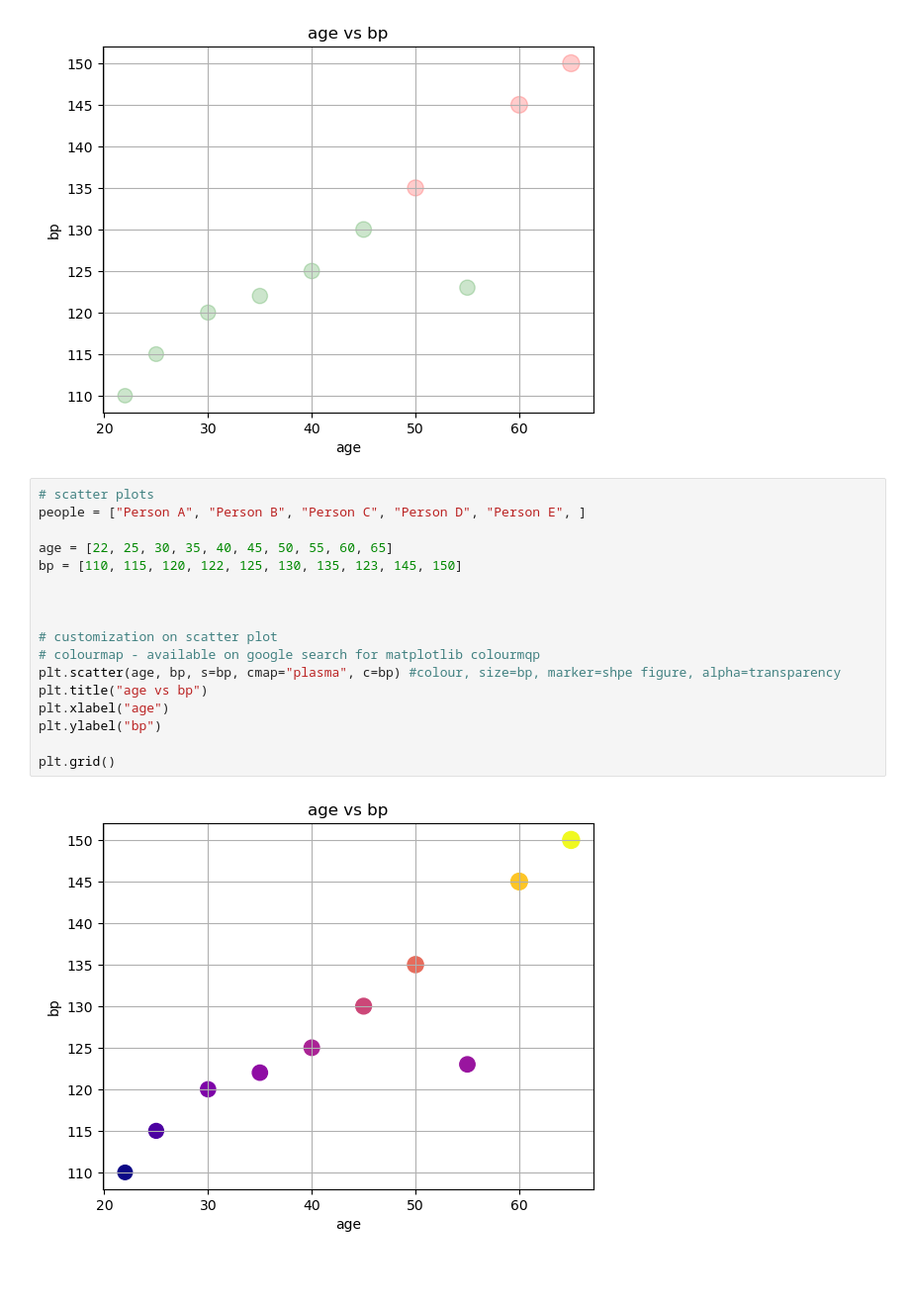
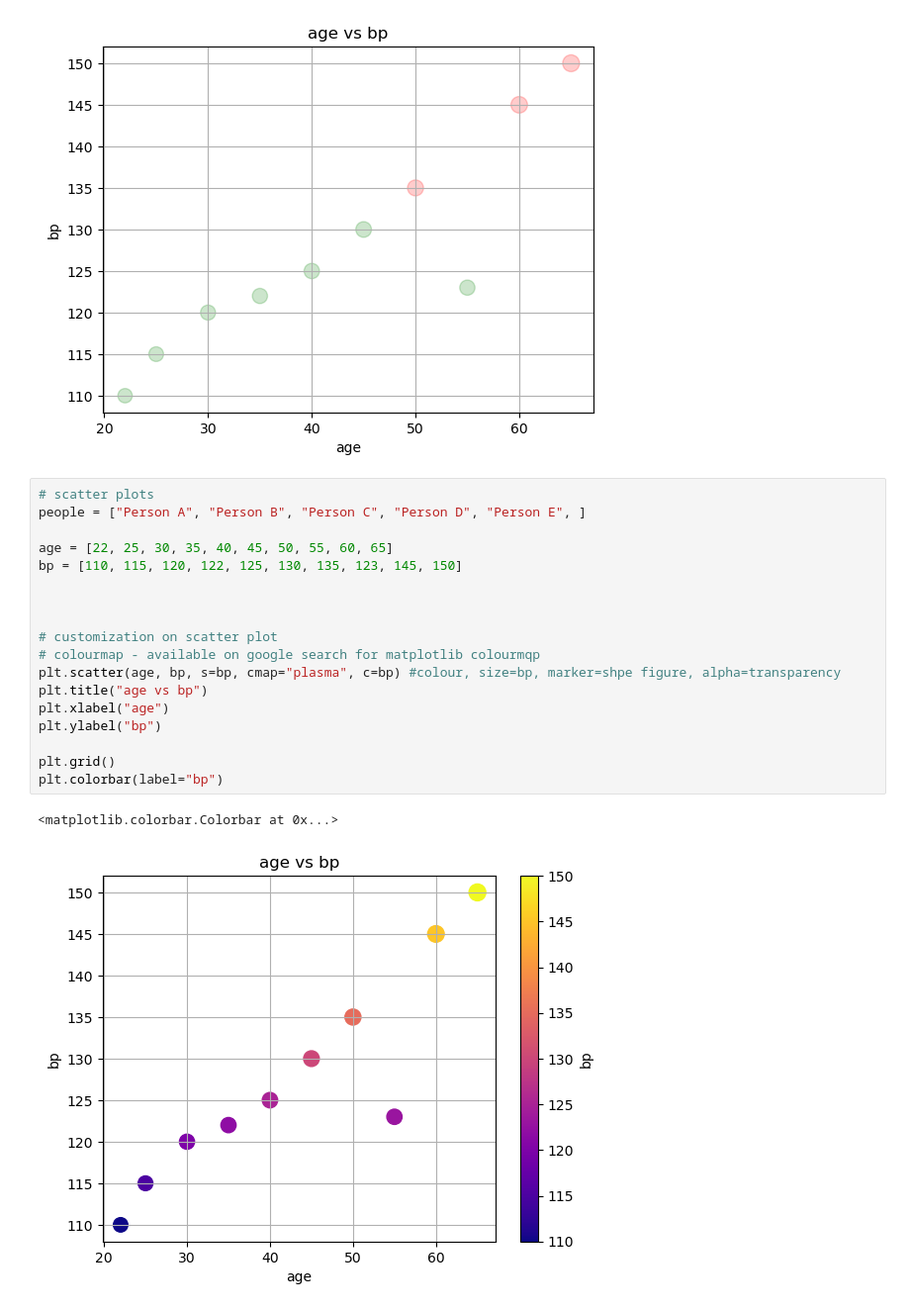
Before and after one commit to ShrutikaDandale/AIML, a Jupyter notebook: Data_Visualization1/customizations_on_scatter_plot.ipynb, the cells around one changed output. Shown at 99% size. Drawn from its saved outputs; the diff is of its cells as text; blank space fills up the shorter version.

```diff
--- a/Data_Visualization1/customizations_on_scatter_plot.ipynb
+++ b/Data_Visualization1/customizations_on_scatter_plot.ipynb
@@ -25,19 +25,21 @@ plt.grid()
 # %%
 # scatter plots
 people = ["Person A", "Person B", "Person C", "Person D", "Person E", ]
 
 age = [22, 25, 30, 35, 40, 45, 50, 55, 60, 65]
 bp = [110, 115, 120, 122, 125, 130, 135, 123, 145, 150]
 
 
 
 # customization on scatter plot
 # colourmap - available on google search for matplotlib colourmqp
 plt.scatter(age, bp, s=bp, cmap="plasma", c=bp) #colour, size=bp, marker=shpe figure, alpha=transparency
 plt.title("age vs bp")
 plt.xlabel("age")
 plt.ylabel("bp")
 
 plt.grid()
+plt.colorbar(label="bp")
 # %% [output]
+<matplotlib.colorbar.Colorbar at 0x...>
-[figure, old version]
+[figure, new version]
```
Also changed, not shown: 1 other file.
